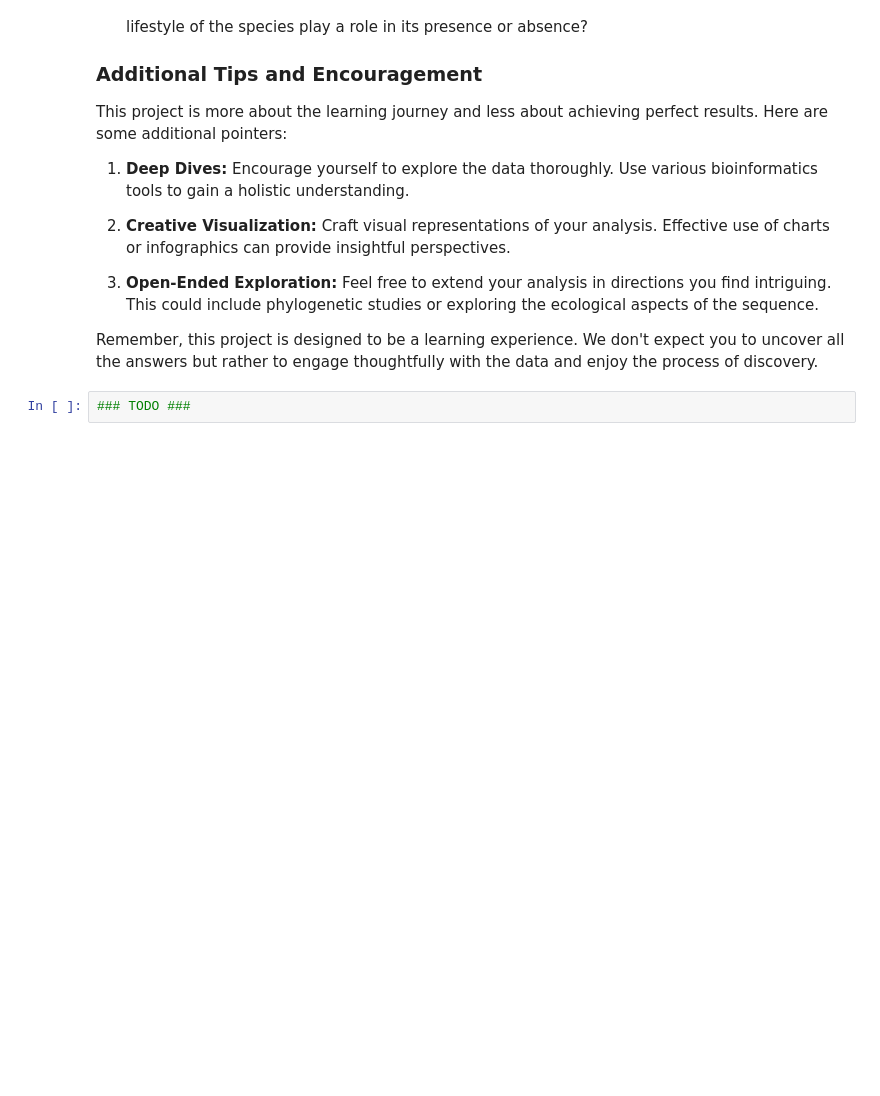
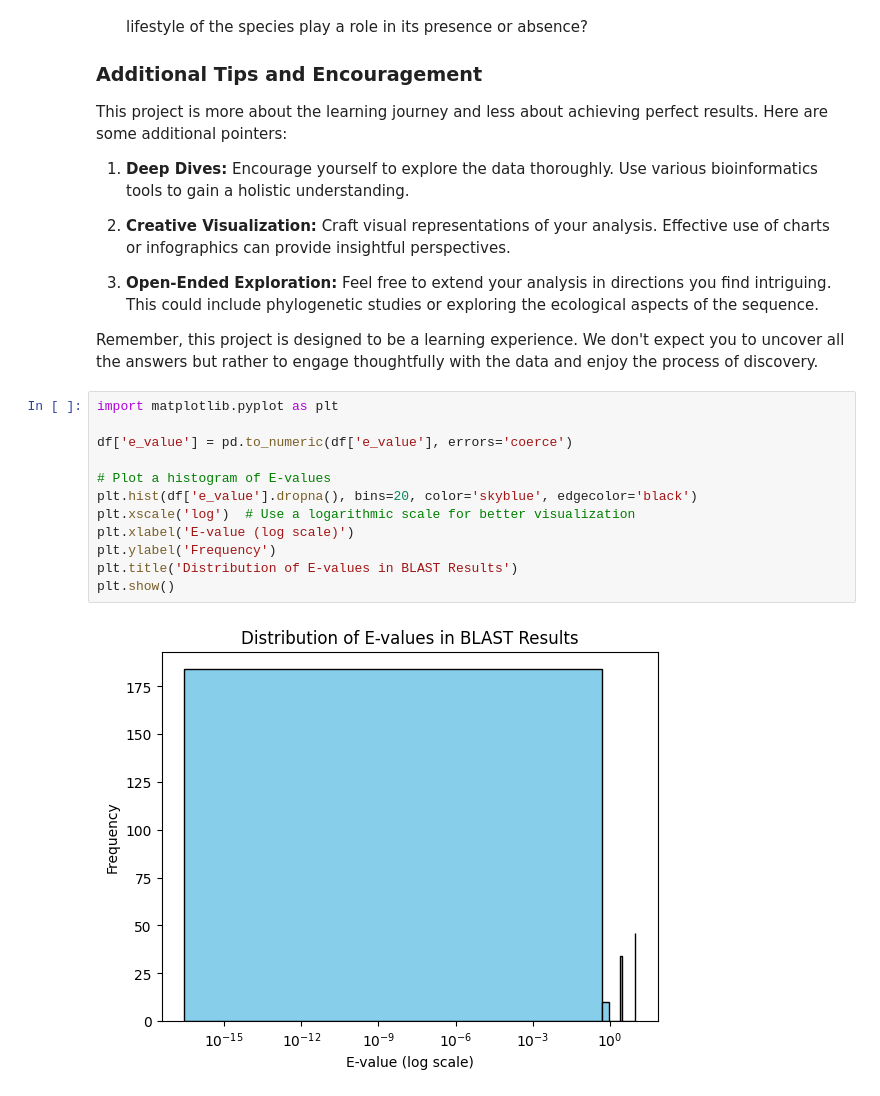
Before and after one commit to taranehkhosrojerdi/Intro-to-Bioinformatics-course-project, a Jupyter notebook: Find-The-Imposter/FindTheImposter.ipynb, the cells around one changed output. Saved outputs shown, nothing was run; the diff lists cells and outputs as text; blank space fills up the shorter version.

Commit message:
added some plots

```diff
--- a/Find-The-Imposter/FindTheImposter.ipynb
+++ b/Find-The-Imposter/FindTheImposter.ipynb
@@ -300,5 +292,17 @@ This project is more about the learning journey and less about achieving perfect
 3. **Open-Ended Exploration:** Feel free to extend your analysis in directions you find intriguing. This could include phylogenetic studies or exploring the ecological aspects of the sequence.
 
 Remember, this project is designed to be a learning experience. We don't expect you to uncover all the answers but rather to engage thoughtfully with the data and enjoy the process of discovery.
-# %%
-### TODO ###
+# %%
+import matplotlib.pyplot as plt
+
+df['e_value'] = pd.to_numeric(df['e_value'], errors='coerce')
+
+# Plot a histogram of E-values
+plt.hist(df['e_value'].dropna(), bins=20, color='skyblue', edgecolor='black')
+plt.xscale('log')  # Use a logarithmic scale for better visualization
+plt.xlabel('E-value (log scale)')
+plt.ylabel('Frequency')
+plt.title('Distribution of E-values in BLAST Results')
+plt.show()
+# %% [output]
+[figure, added]
```
Also changed, not shown: parts of 6 cells of this notebook.
